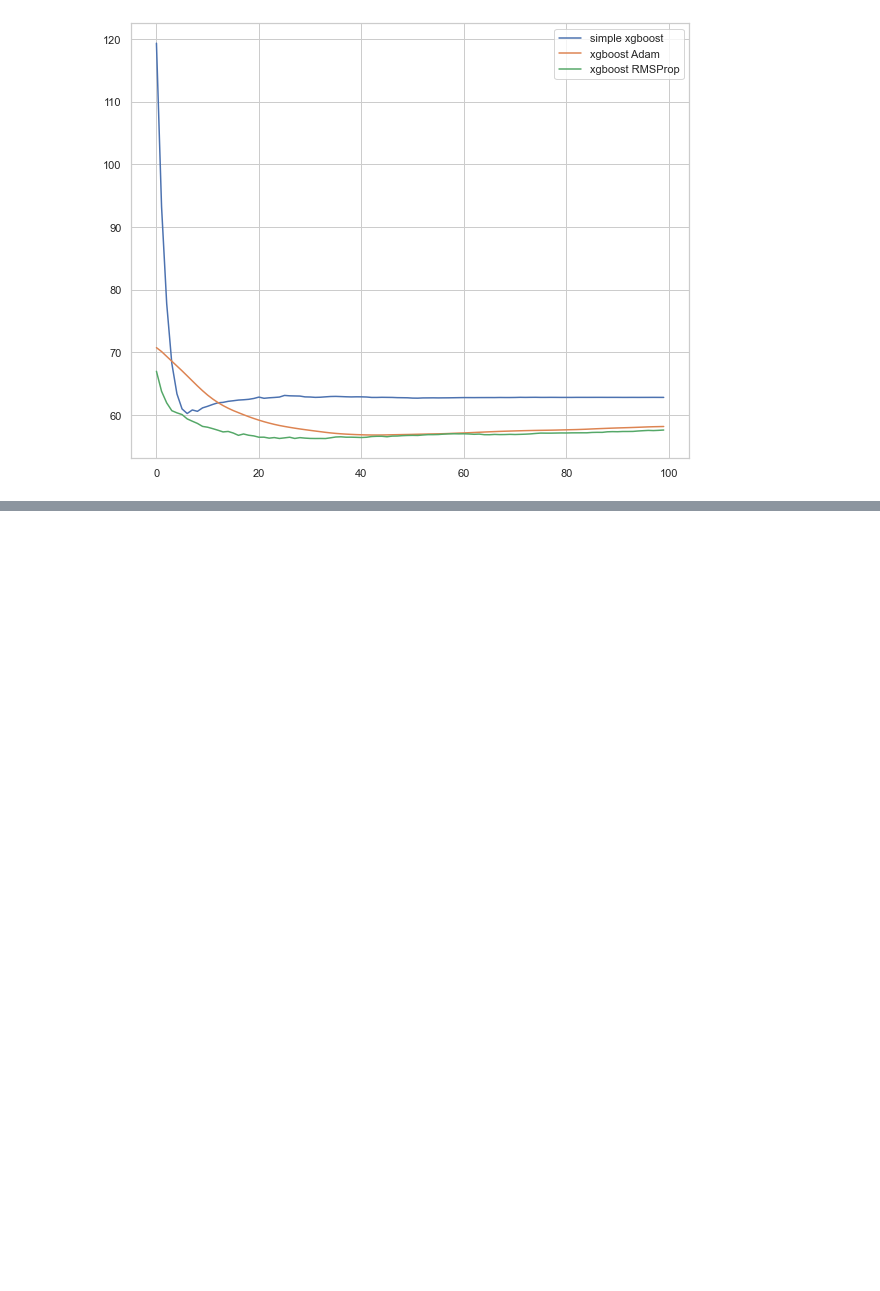
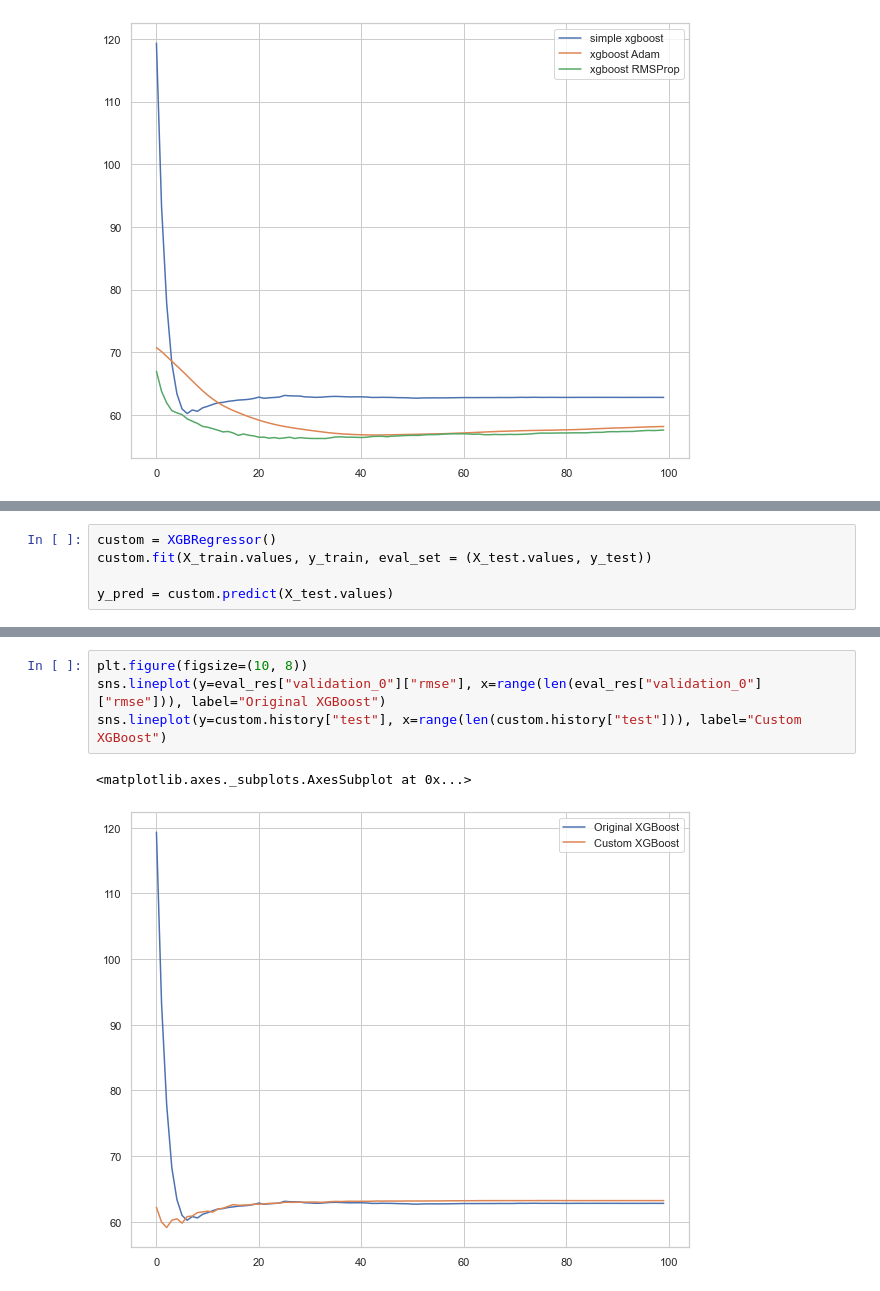
Before and after one commit to RudreshVeerkhare/CustomXGBoost, a Jupyter notebook: Comparison.ipynb, the cells around one changed output, grey strips where cells are left out. Cells and saved outputs as stored; diff of their text form; blank space fills up the shorter version.

```diff
--- a/Comparison.ipynb
+++ b/Comparison.ipynb
@@ -121,0 +124,5 @@ sns.lineplot(y = results['RMSprop']["test"], x = range(len(results['RMSprop']["t
+# %%
+custom = XGBRegressor()
+custom.fit(X_train.values, y_train, eval_set = (X_test.values, y_test))
+
+y_pred = custom.predict(X_test.values)
@@ -121,0 +147,7 @@ sns.lineplot(y = results['RMSprop']["test"], x = range(len(results['RMSprop']["t
+# %%
+plt.figure(figsize=(10, 8))
+sns.lineplot(y=eval_res["validation_0"]["rmse"], x=range(len(eval_res["validation_0"]["rmse"])), label="Original XGBoost")
+sns.lineplot(y=custom.history["test"], x=range(len(custom.history["test"])), label="Custom XGBoost")
+# %% [output]
+<matplotlib.axes._subplots.AxesSubplot at 0x...>
+[figure, added]
```
Also changed, not shown: parts of 2 cells of this notebook.
